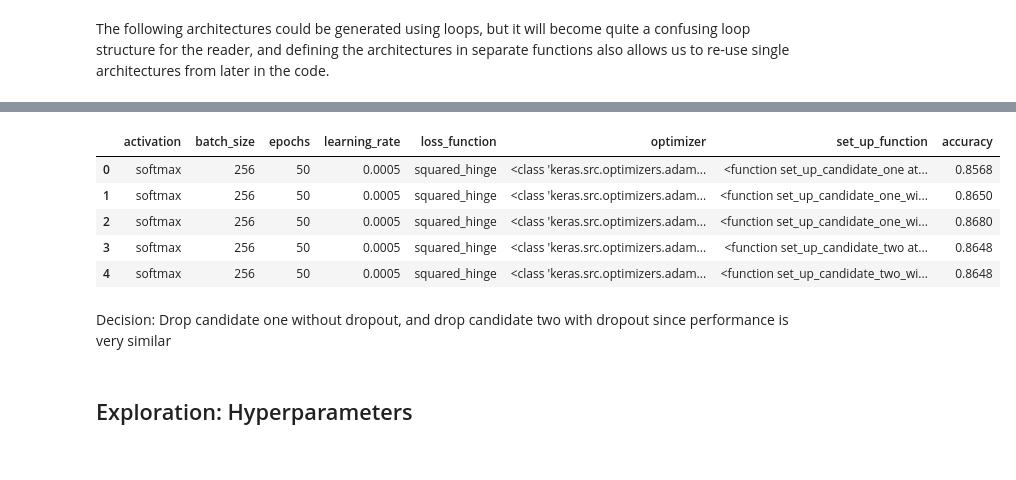
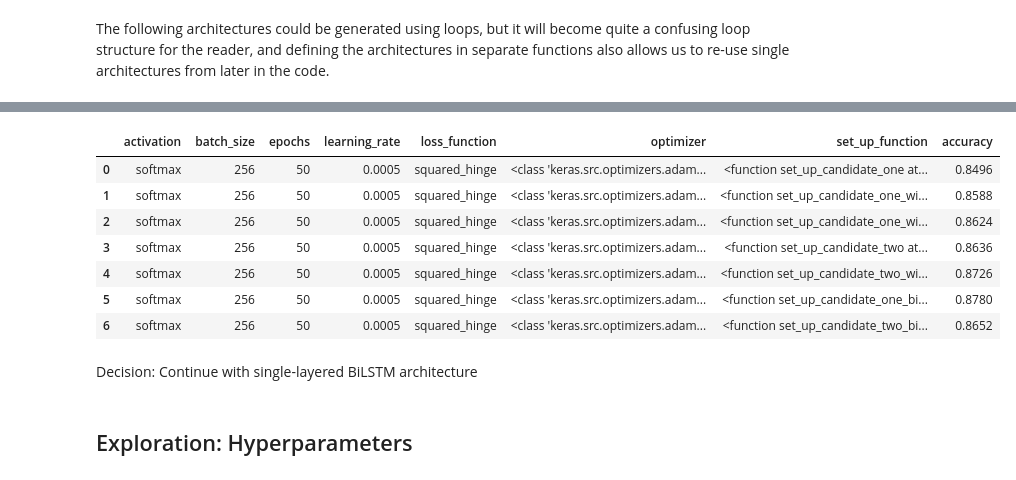
Before and after one commit to chadji15/LearningFromData_Assignment3, a Jupyter notebook: src/lstm/lstm.ipynb, the cells around one changed output, grey strips where cells are left out. Saved outputs shown, nothing was run; the diff lists cells and outputs as text; code cells hidden in the pictures.

```diff
--- a/src/lstm/lstm.ipynb
+++ b/src/lstm/lstm.ipynb
@@ -443,5 +466,5 @@ def generate_grid_search_params_dropout():
   }
   return ParameterGrid(param_grid)
 # %%
-dropout_results_path = f'/content/gdrive/MyDrive/University/learning_from_data/assignment_3/results/architecture_grid_search/dropout_results.csv'
+alternate_architecture_results_path = f'/content/gdrive/MyDrive/University/learning_from_data/assignment_3/results/architecture_grid_search/dropout_results.csv'
 # %%
@@ -462,15 +501,17 @@ run_grid_search(
 # %%
-dropout_results = pd.read_csv(dropout_results_path, index_col=0)
-dropout_results
+alternate_architecture_results = pd.read_csv(alternate_architecture_results_path, index_col=0)
+alternate_architecture_results
 # %% [output]
 |  | activation | batch_size | epochs | learning_rate | loss_function | optimizer | set_up_function | accuracy |
-| 0 | softmax | 256 | 50 | 0.0005 | squared_hinge | <class 'keras.src.optimizers.adam... | <function set_up_candidate_one at... | 0.8568 |
-| 1 | softmax | 256 | 50 | 0.0005 | squared_hinge | <class 'keras.src.optimizers.adam... | <function set_up_candidate_one_wi... | 0.8650 |
-| 2 | softmax | 256 | 50 | 0.0005 | squared_hinge | <class 'keras.src.optimizers.adam... | <function set_up_candidate_one_wi... | 0.8680 |
-| 3 | softmax | 256 | 50 | 0.0005 | squared_hinge | <class 'keras.src.optimizers.adam... | <function set_up_candidate_two at... | 0.8648 |
-| 4 | softmax | 256 | 50 | 0.0005 | squared_hinge | <class 'keras.src.optimizers.adam... | <function set_up_candidate_two_wi... | 0.8648 |
+| 0 | softmax | 256 | 50 | 0.0005 | squared_hinge | <class 'keras.src.optimizers.adam... | <function set_up_candidate_one at... | 0.8496 |
+| 1 | softmax | 256 | 50 | 0.0005 | squared_hinge | <class 'keras.src.optimizers.adam... | <function set_up_candidate_one_wi... | 0.8588 |
+| 2 | softmax | 256 | 50 | 0.0005 | squared_hinge | <class 'keras.src.optimizers.adam... | <function set_up_candidate_one_wi... | 0.8624 |
+| 3 | softmax | 256 | 50 | 0.0005 | squared_hinge | <class 'keras.src.optimizers.adam... | <function set_up_candidate_two at... | 0.8636 |
+| 4 | softmax | 256 | 50 | 0.0005 | squared_hinge | <class 'keras.src.optimizers.adam... | <function set_up_candidate_two_wi... | 0.8726 |
+| 5 | softmax | 256 | 50 | 0.0005 | squared_hinge | <class 'keras.src.optimizers.adam... | <function set_up_candidate_one_bi... | 0.8780 |
+| 6 | softmax | 256 | 50 | 0.0005 | squared_hinge | <class 'keras.src.optimizers.adam... | <function set_up_candidate_two_bi... | 0.8652 |
-# %% [markdown]
-Decision: Drop candidate one without dropout, and drop candidate two with dropout since performance is very similar
+# %% [markdown]
+Decision: Continue with single-layered BiLSTM architecture
 # %% [markdown]
 ## Exploration: Hyperparameters
 # %%
```
Also changed, not shown: parts of 43 cells of this notebook, 3 other files.
